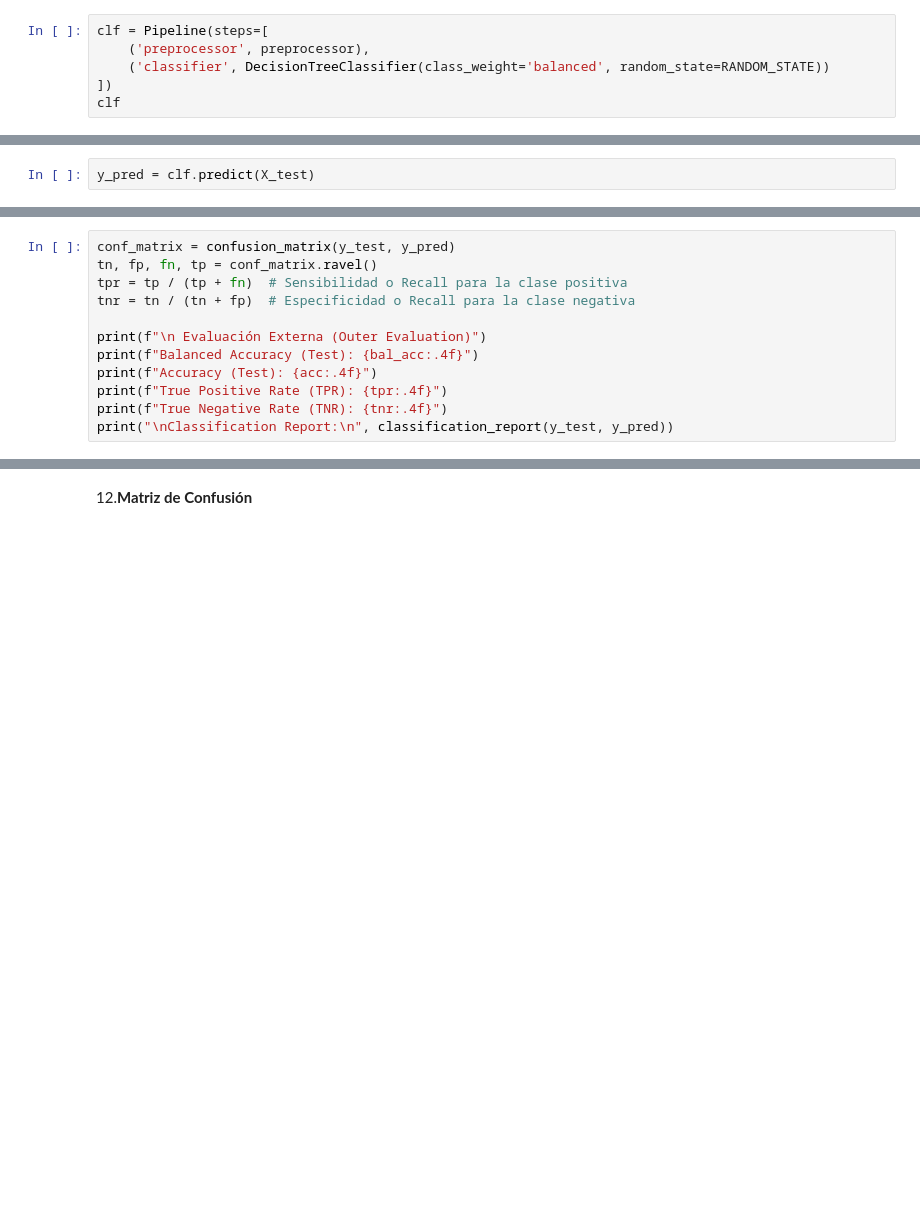
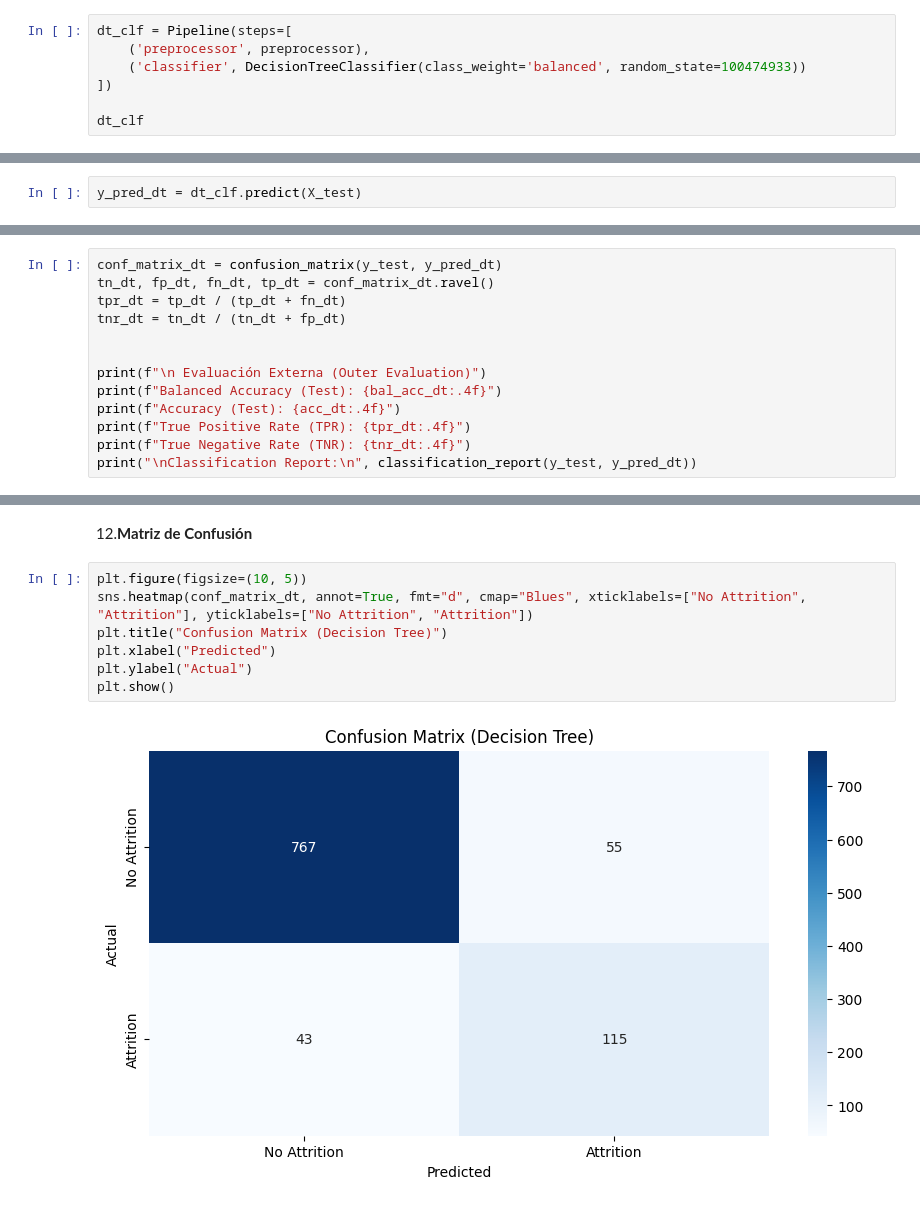
Before and after one commit to mariarobledano/Grupo29_Practica1, a Jupyter notebook: notebooks/EDA.ipynb, the cells around one changed output, grey strips where cells are left out. Cells and saved outputs as stored; diff of their text form; blank space fills up the shorter version.

```diff
--- a/notebooks/EDA.ipynb
+++ b/notebooks/EDA.ipynb
@@ -244,11 +271,12 @@ ColumnTransformer(transformers=[('num',
 # %% [markdown]
 6.__Definir pipeline de modelo__
 # %%
-clf = Pipeline(steps=[
+dt_clf = Pipeline(steps=[
     ('preprocessor', preprocessor),
-    ('classifier', DecisionTreeClassifier(class_weight='balanced', random_state=RANDOM_STATE))
+    ('classifier', DecisionTreeClassifier(class_weight='balanced', random_state=100474933))
 ])
-clf
+
+dt_clf
 # %% [output]
 Pipeline(steps=[('preprocessor',
                  ColumnTransformer(transformers=[('num',
@@ -299,4 +376,4 @@ Pipeline(steps=[('preprocessor',
 # %% [markdown]
 9.__Evaluación Externa (Outer Evaluation) con el Test Set__
 # %%
-y_pred = clf.predict(X_test)
+y_pred_dt = dt_clf.predict(X_test)
@@ -308,17 +398,18 @@ acc = accuracy_score(y_test, y_pred)
 # %% [markdown]
 11.__Calcular TPR y TNR__
 # %%
-conf_matrix = confusion_matrix(y_test, y_pred)
-tn, fp, fn, tp = conf_matrix.ravel()
-tpr = tp / (tp + fn)  # Sensibilidad o Recall para la clase positiva
-tnr = tn / (tn + fp)  # Especificidad o Recall para la clase negativa
+conf_matrix_dt = confusion_matrix(y_test, y_pred_dt)
+tn_dt, fp_dt, fn_dt, tp_dt = conf_matrix_dt.ravel()
+tpr_dt = tp_dt / (tp_dt + fn_dt)
+tnr_dt = tn_dt / (tn_dt + fp_dt)
+
 
 print(f"\n Evaluación Externa (Outer Evaluation)")
-print(f"Balanced Accuracy (Test): {bal_acc:.4f}")
-print(f"Accuracy (Test): {acc:.4f}")
-print(f"True Positive Rate (TPR): {tpr:.4f}")
-print(f"True Negative Rate (TNR): {tnr:.4f}")
-print("\nClassification Report:\n", classification_report(y_test, y_pred))
+print(f"Balanced Accuracy (Test): {bal_acc_dt:.4f}")
+print(f"Accuracy (Test): {acc_dt:.4f}")
+print(f"True Positive Rate (TPR): {tpr_dt:.4f}")
+print(f"True Negative Rate (TNR): {tnr_dt:.4f}")
+print("\nClassification Report:\n", classification_report(y_test, y_pred_dt))
 # %% [output]
  Evaluación Externa (Outer Evaluation)
 Balanced Accuracy (Test): 0.8305
@@ -338,3 +457,12 @@ weighted avg       0.90      0.90      0.90       980
 # %% [markdown]
 12.__Matriz de Confusión__
+# %%
+plt.figure(figsize=(10, 5))
+sns.heatmap(conf_matrix_dt, annot=True, fmt="d", cmap="Blues", xticklabels=["No Attrition", "Attrition"], yticklabels=["No Attrition", "Attrition"])
+plt.title("Confusion Matrix (Decision Tree)")
+plt.xlabel("Predicted")
+plt.ylabel("Actual")
+plt.show()
+# %% [output]
+[figure, added]
 # %%
```
Also changed, not shown: parts of 41 cells of this notebook.
